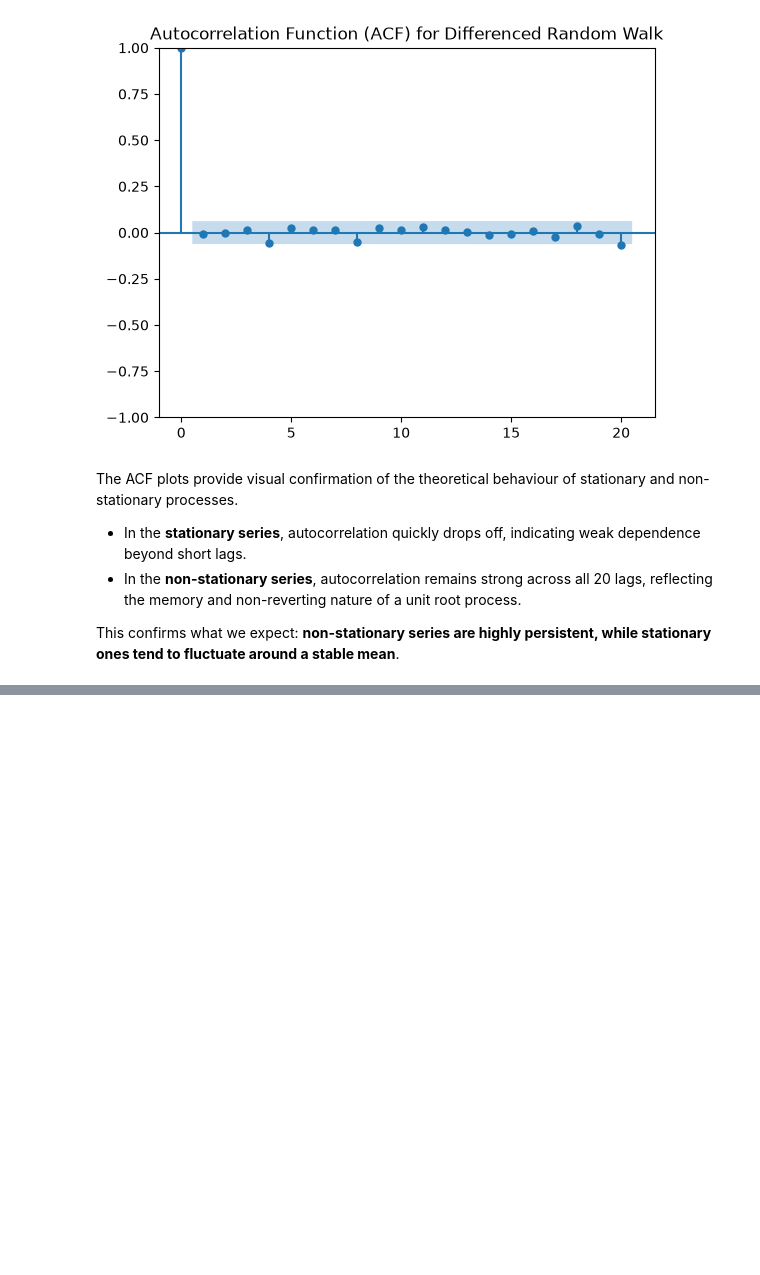
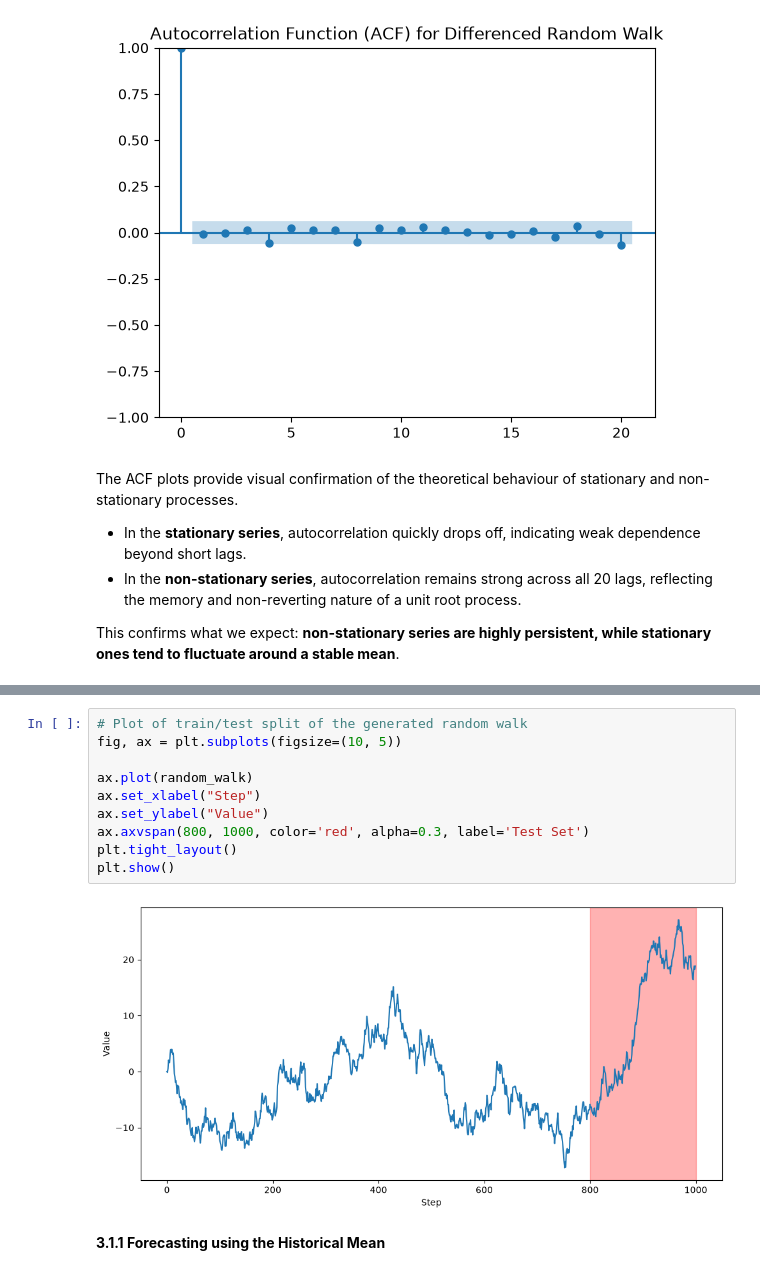
Before and after one commit to michaelhudson2205/INFO3022_Practicals, a Jupyter notebook: P3_3_Random_Walk.ipynb, the cells around one changed output, grey strips where cells are left out. Cells and saved outputs as stored; diff of their text form; blank space fills up the shorter version.

```diff
--- a/P3_3_Random_Walk.ipynb
+++ b/P3_3_Random_Walk.ipynb
@@ -421,0 +453,14 @@ This confirms what we expect: **non-stationary series are highly persistent, whi
+# %%
+# Plot of train/test split of the generated random walk
+fig, ax = plt.subplots(figsize=(10, 5))
+
+ax.plot(random_walk)
+ax.set_xlabel("Step")
+ax.set_ylabel("Value")
+ax.axvspan(800, 1000, color='red', alpha=0.3, label='Test Set')
+plt.tight_layout()
+plt.show()
+# %% [output]
+[figure, added]
+# %% [markdown]
+**3.1.1 Forecasting using the Historical Mean**
```
Also changed, not shown: parts of 37 cells of this notebook, 2 other files.
